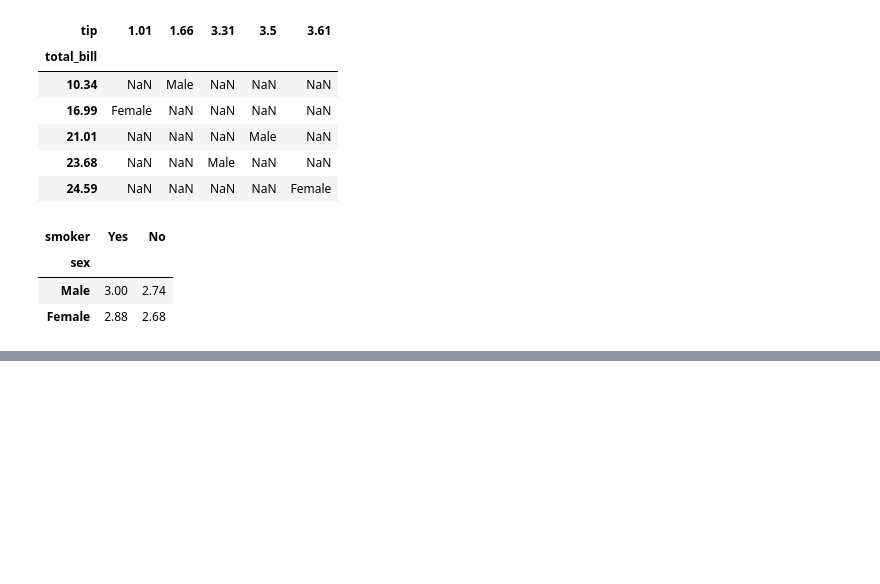
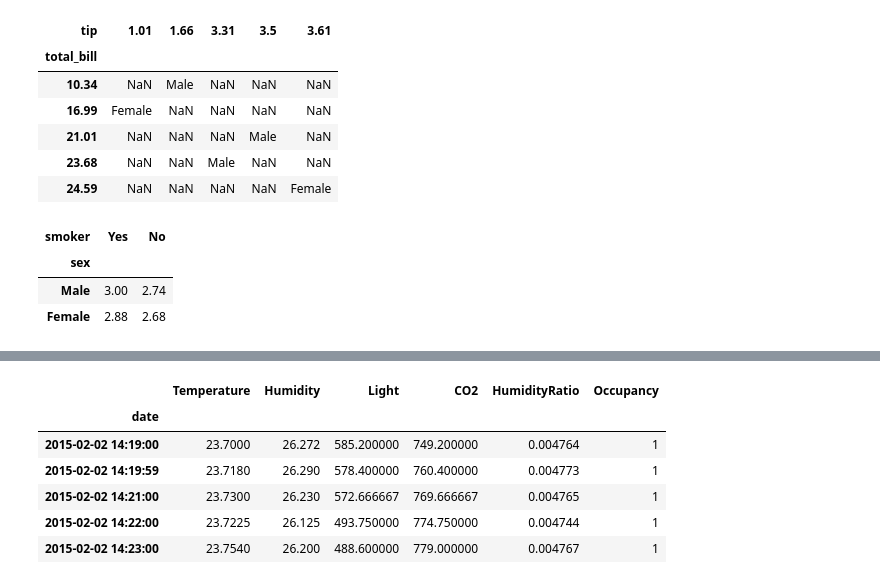
Before and after one commit to ashish-rane/MachineLearning, a Jupyter notebook: Pandas/Operations.ipynb, the cells around one changed output, grey strips where cells are left out. Saved outputs shown, nothing was run; the diff lists cells and outputs as text; code cells hidden in the pictures; blank space fills up the shorter version.

```diff
--- a/Pandas/Operations.ipynb
+++ b/Pandas/Operations.ipynb
@@ -708,0 +787,4 @@ pd.pivot_table(data=tips,  index='sex', columns='smoker', values='tip', aggfunc=
+# %%
+''' TIME SERIES'''
+occupancy = pd.read_csv('../datasets/occupancy_data/datatest.txt')
+occupancy.head()
@@ -708,0 +798,3 @@ pd.pivot_table(data=tips,  index='sex', columns='smoker', values='tip', aggfunc=
+# %%
+occupancy['date'] = pd.to_datetime(occupancy['date'], format='%Y-%m-%d %H:%M:%S') # convert to date column to date time
+occupancy.info()
@@ -708,0 +814,12 @@ pd.pivot_table(data=tips,  index='sex', columns='smoker', values='tip', aggfunc=
+# %%
+# Set the 'date' column as index
+occupancy = occupancy.set_index('date', drop = True)
+occupancy.head()
+# %% [output]
+|  | Temperature | Humidity | Light | CO2 | HumidityRatio | Occupancy |
+| date |  |  |  |  |  |  |
+| 2015-02-02 14:19:00 | 23.7000 | 26.272 | 585.200000 | 749.200000 | 0.004764 | 1 |
+| 2015-02-02 14:19:59 | 23.7180 | 26.290 | 578.400000 | 760.400000 | 0.004773 | 1 |
+| 2015-02-02 14:21:00 | 23.7300 | 26.230 | 572.666667 | 769.666667 | 0.004765 | 1 |
+| 2015-02-02 14:22:00 | 23.7225 | 26.125 | 493.750000 | 774.750000 | 0.004744 | 1 |
+| 2015-02-02 14:23:00 | 23.7540 | 26.200 | 488.600000 | 779.000000 | 0.004767 | 1 |
```
Also changed, not shown: parts of 32 cells of this notebook, 8 other files.
